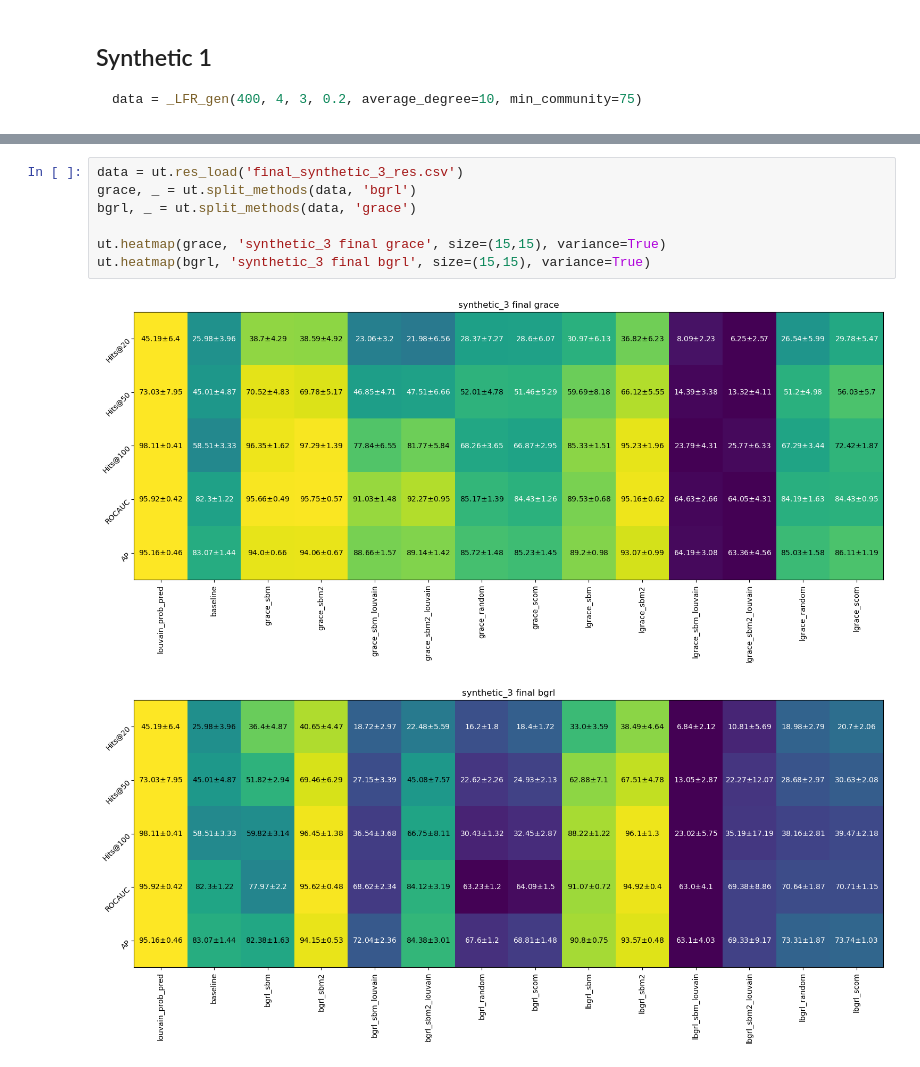
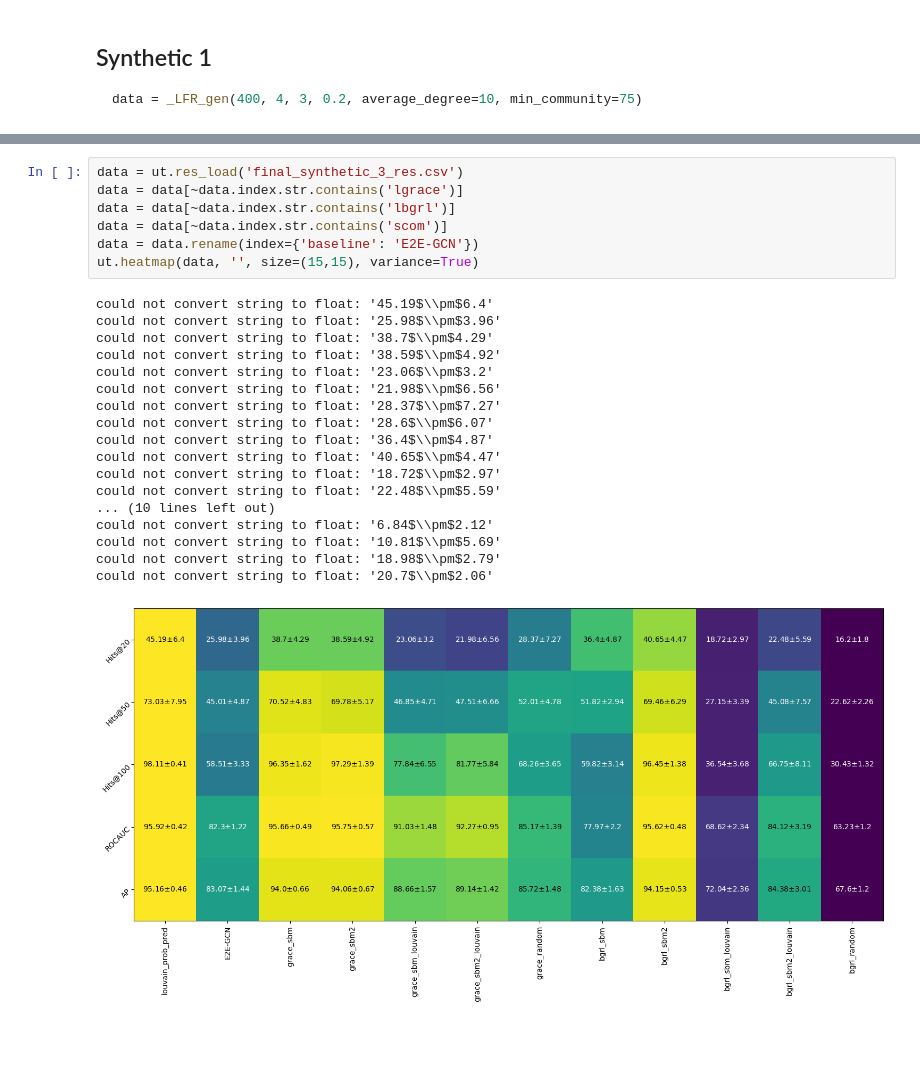
Before and after one commit to valentincuzin/GCL-Link-Prediction, a Jupyter notebook: New/output/synthetic_analysis.ipynb, the cells around one changed output, grey strips where cells are left out. Saved outputs shown, nothing was run; the diff lists cells and outputs as text; blank space fills up the shorter version.

```diff
--- a/New/output/synthetic_analysis.ipynb
+++ b/New/output/synthetic_analysis.ipynb
@@ -30,10 +104,26 @@ ut.heatmap(bgrl, 'synthetic_2 final bgrl', size=(15,15), variance=True)
 # %%
 data = ut.res_load('final_synthetic_3_res.csv')
-grace, _ = ut.split_methods(data, 'bgrl')
-bgrl, _ = ut.split_methods(data, 'grace')
-
-ut.heatmap(grace, 'synthetic_3 final grace', size=(15,15), variance=True)
-ut.heatmap(bgrl, 'synthetic_3 final bgrl', size=(15,15), variance=True)
+data = data[~data.index.str.contains('lgrace')]
+data = data[~data.index.str.contains('lbgrl')]
+data = data[~data.index.str.contains('scom')]
+data = data.rename(index={'baseline': 'E2E-GCN'})
+ut.heatmap(data, '', size=(15,15), variance=True)
 # %% [output]
+could not convert string to float: '45.19$\\pm$6.4'
+could not convert string to float: '25.98$\\pm$3.96'
+could not convert string to float: '38.7$\\pm$4.29'
+could not convert string to float: '38.59$\\pm$4.92'
+could not convert string to float: '23.06$\\pm$3.2'
+could not convert string to float: '21.98$\\pm$6.56'
+could not convert string to float: '28.37$\\pm$7.27'
+could not convert string to float: '28.6$\\pm$6.07'
+could not convert string to float: '36.4$\\pm$4.87'
+could not convert string to float: '40.65$\\pm$4.47'
+could not convert string to float: '18.72$\\pm$2.97'
+could not convert string to float: '22.48$\\pm$5.59'
+... (10 lines left out)
+could not convert string to float: '6.84$\\pm$2.12'
+could not convert string to float: '10.81$\\pm$5.69'
+could not convert string to float: '18.98$\\pm$2.79'
+could not convert string to float: '20.7$\\pm$2.06'
-[figure, old version]
+[figure, new version]
-[figure, removed]
```
Also changed, not shown: parts of 3 cells of this notebook, 1 other file.
